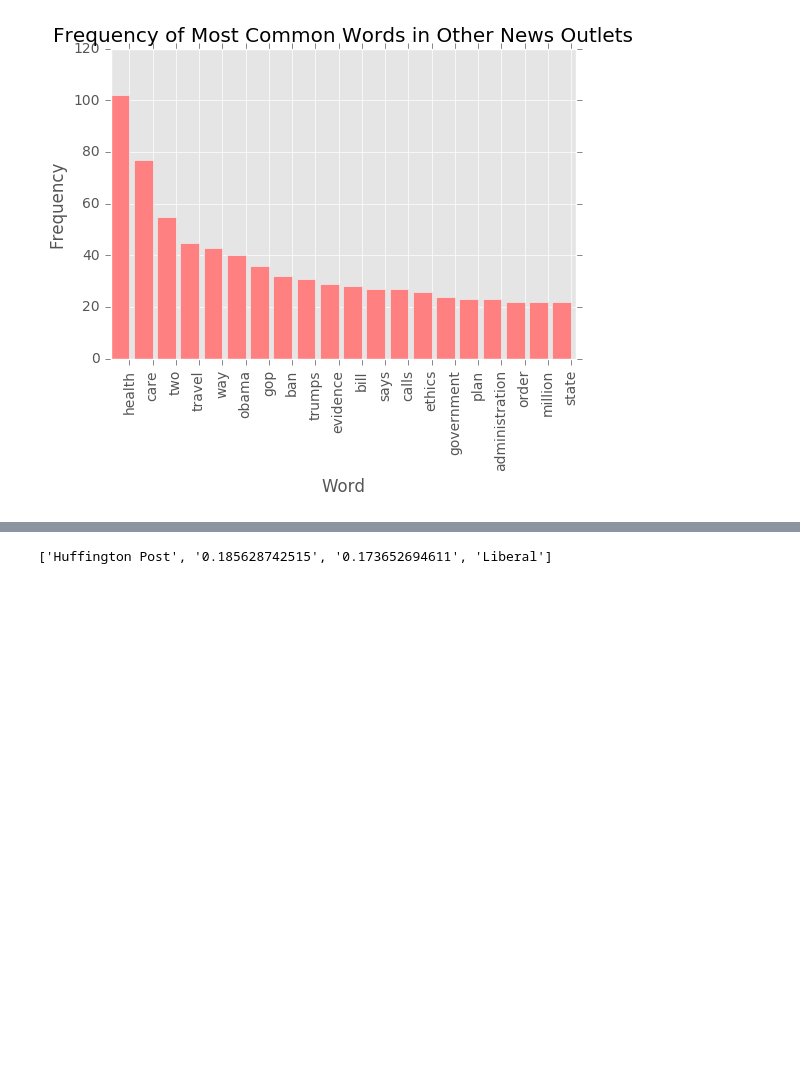
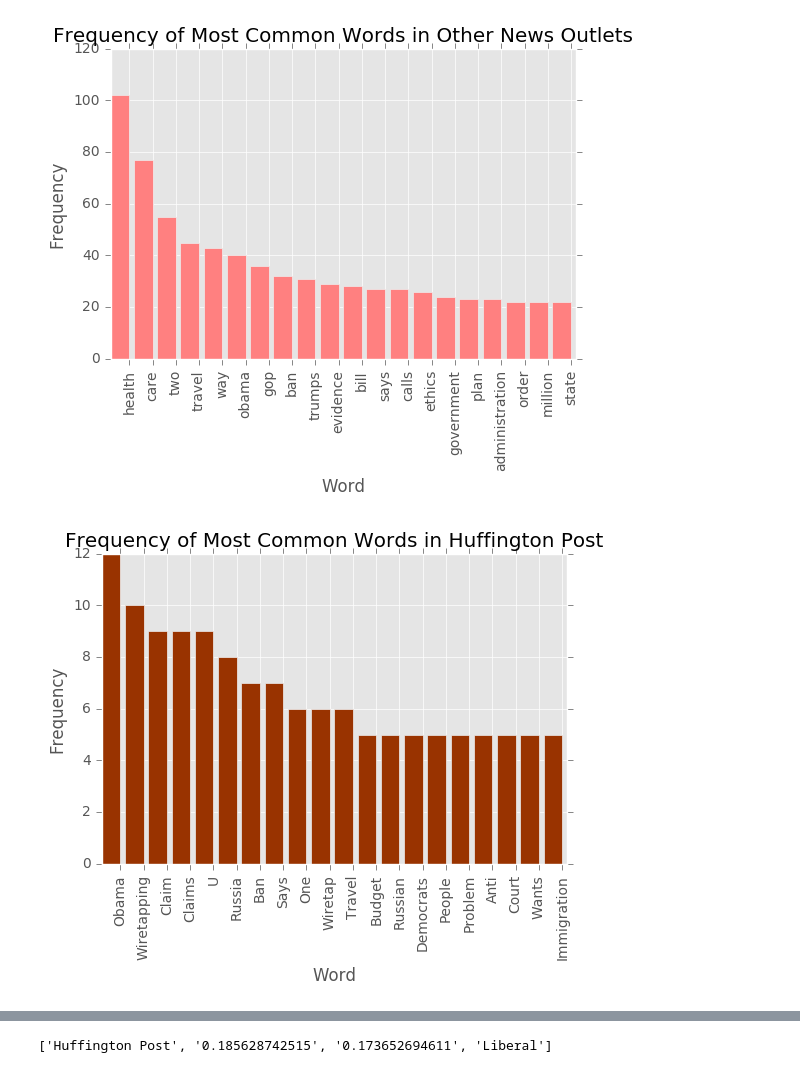
Before and after one commit to noashadmon/sta141bfinal, a Jupyter notebook: nounpolarity-analysis.ipynb, the cells around one changed output, grey strips where cells are left out. Saved outputs shown, nothing was run; the diff lists cells and outputs as text; code cells hidden in the pictures; blank space fills up the shorter version.

Commit message:
more word freq graphs

```diff
--- a/nounpolarity-analysis.ipynb
+++ b/nounpolarity-analysis.ipynb
@@ -80,11 +80,28 @@ combined_news = token_word(total)
 conserv_news = token_word(conserv)
 liber_news = token_word(liber)
 other_news = token_word(othernews)
+huff_tok = token_word(huff)
+abc_tok = token_word(abc)
+econ_tok = token_word(economist)
+fox_tok = token_word(fox)
+npr_tok = token_word(npr)
+nyt_tok = token_word(nytimes)
+wash_tok = token_word(washington)
+bb_tok = token_word(breitbart)
+wsj_tok = token_word(wsj)
 # %%
 df_combined = pd.DataFrame(Counter(combined_news).most_common()[0:20])
 df_c = pd.DataFrame(Counter(conserv_news).most_common()[0:20])
 df_l = pd.DataFrame(Counter(liber_news).most_common()[0:20])
-df_o = pd.DataFrame(Counter(other_news).most_common()[0:20])
+df_huff = pd.DataFrame(Counter(huff_tok).most_common()[0:20])
+df_abc = pd.DataFrame(Counter(abc_tok).most_common()[0:20])
+df_econ = pd.DataFrame(Counter(econ_tok).most_common()[0:20])
+df_fox = pd.DataFrame(Counter(fox_tok).most_common()[0:20])
+df_npr = pd.DataFrame(Counter(npr_tok).most_common()[0:20])
+df_nyt = pd.DataFrame(Counter(nyt_tok).most_common()[0:20])
+df_wash = pd.DataFrame(Counter(wash_tok).most_common()[0:20])
+df_bb = pd.DataFrame(Counter(bb_tok).most_common()[0:20])
+df_wsj = pd.DataFrame(Counter(wsj_tok).most_common()[0:20])
 # %%
 ind = np.arange(20)
 width = 0.8
@@ -145,3 +162,18 @@ ax.set_xticklabels(df_o[0], rotation = 90)
 plt.show()
 # %% [output]
 [figure]
+# %%
+ind = np.arange(20)
+width = 0.8
+fig = plt.figure()
+ax = fig.add_subplot(111)
+
+rects1 = ax.bar(ind, df_huff.ix[:, 1].values, width, color = "#993300")
+ax.set_ylabel('Frequency')
+ax.set_xlabel('Word')
+ax.set_xticks(ind+width)
+ax.set_title("Frequency of Most Common Words in Huffington Post")
+ax.set_xticklabels(df_huff[0], rotation = 90)
+plt.show()
+# %% [output]
+[figure, added]
```
Also changed, not shown: parts of 8 cells of this notebook.
